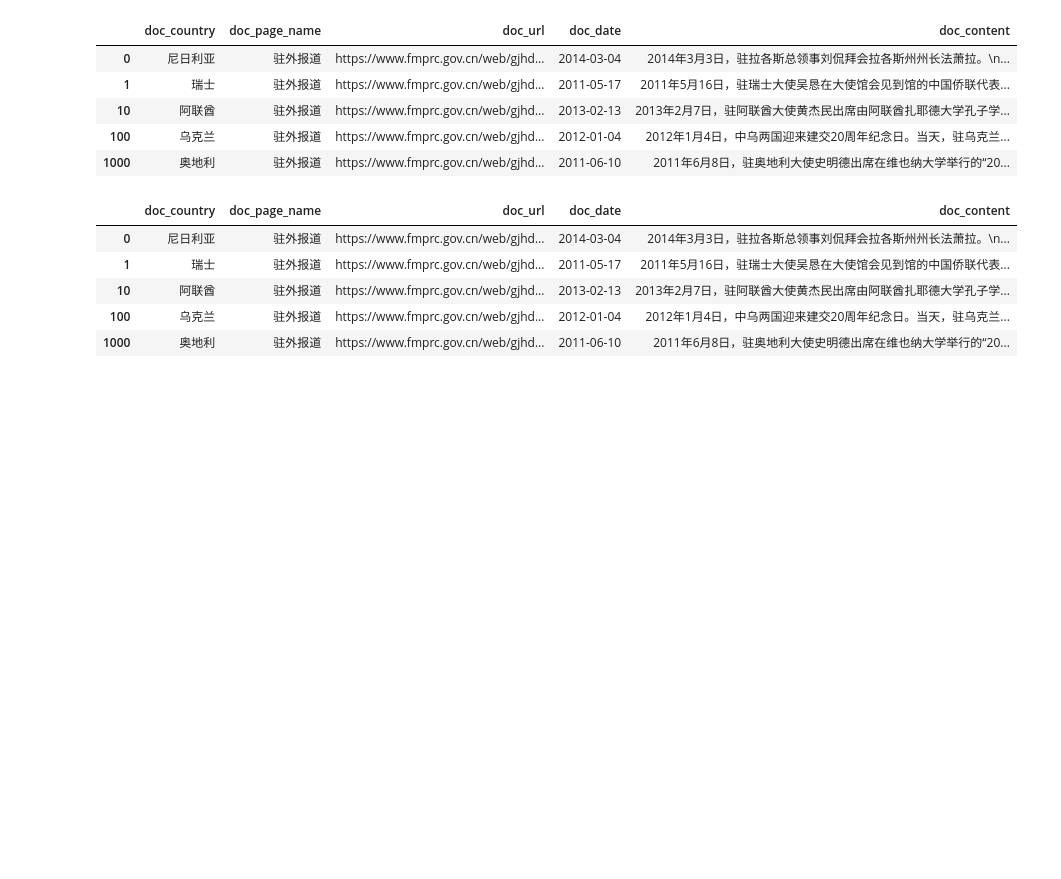
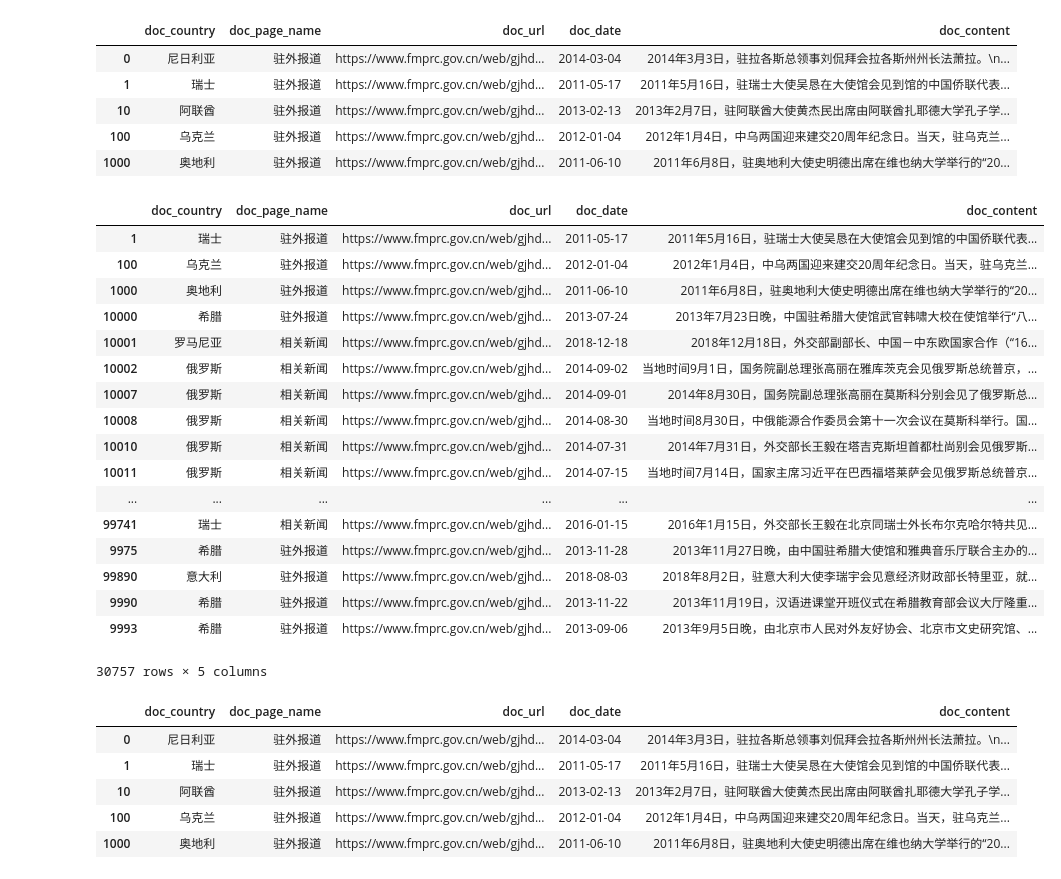
Before and after one commit to jjwalker3/chinaMFA, a Jupyter notebook: count garbage2.ipynb, the cells around one changed output. Saved outputs shown, nothing was run; the diff lists cells and outputs as text; code cells hidden in the pictures; blank space fills up the shorter version.

```diff
--- a/count garbage2.ipynb
+++ b/count garbage2.ipynb
@@ -68,5 +68,3 @@ data.head()
 | 10 | 阿联酋 | 驻外报道 | https://www.fmprc.gov.cn/web/gjhd... | 2013-02-13 | 2013年2月7日，驻阿联酋大使黄杰民出席由阿联酋扎耶德大学孔子学... |
 | 100 | 乌克兰 | 驻外报道 | https://www.fmprc.gov.cn/web/gjhd... | 2012-01-04 | 2012年1月4日，中乌两国迎来建交20周年纪念日。当天，驻乌克兰... |
 | 1000 | 奥地利 | 驻外报道 | https://www.fmprc.gov.cn/web/gjhd... | 2011-06-10 | 2011年6月8日，驻奥地利大使史明德出席在维也纳大学举行的“20... |
-# %%
-data['doc_date'] = data['doc_date'].dt.date.copy()
@@ -73,3 +121,24 @@ data['doc_date'] = data['doc_date'].dt.date.copy()
+# %%
+data.loc[data['doc_country'].isin(countries),:]
+# %% [output]
+|  | doc_country | doc_page_name | doc_url | doc_date | doc_content |
+| 1 | 瑞士 | 驻外报道 | https://www.fmprc.gov.cn/web/gjhd... | 2011-05-17 | 2011年5月16日，驻瑞士大使吴恳在大使馆会见到馆的中国侨联代表... |
+| 100 | 乌克兰 | 驻外报道 | https://www.fmprc.gov.cn/web/gjhd... | 2012-01-04 | 2012年1月4日，中乌两国迎来建交20周年纪念日。当天，驻乌克兰... |
+| 1000 | 奥地利 | 驻外报道 | https://www.fmprc.gov.cn/web/gjhd... | 2011-06-10 | 2011年6月8日，驻奥地利大使史明德出席在维也纳大学举行的“20... |
+| 10000 | 希腊 | 驻外报道 | https://www.fmprc.gov.cn/web/gjhd... | 2013-07-24 | 2013年7月23日晚，中国驻希腊大使馆武官韩啸大校在使馆举行“八... |
+| 10001 | 罗马尼亚 | 相关新闻 | https://www.fmprc.gov.cn/web/gjhd... | 2018-12-18 | 2018年12月18日，外交部副部长、中国－中东欧国家合作（“16... |
+| 10002 | 俄罗斯 | 相关新闻 | https://www.fmprc.gov.cn/web/gjhd... | 2014-09-02 | 当地时间9月1日，国务院副总理张高丽在雅库茨克会见俄罗斯总统普京，... |
+| 10007 | 俄罗斯 | 相关新闻 | https://www.fmprc.gov.cn/web/gjhd... | 2014-09-01 | 2014年8月30日，国务院副总理张高丽在莫斯科分别会见了俄罗斯总... |
+| 10008 | 俄罗斯 | 相关新闻 | https://www.fmprc.gov.cn/web/gjhd... | 2014-08-30 | 当地时间8月30日，中俄能源合作委员会第十一次会议在莫斯科举行。国... |
+| 10010 | 俄罗斯 | 相关新闻 | https://www.fmprc.gov.cn/web/gjhd... | 2014-07-31 | 2014年7月31日，外交部长王毅在塔吉克斯坦首都杜尚别会见俄罗斯... |
+| 10011 | 俄罗斯 | 相关新闻 | https://www.fmprc.gov.cn/web/gjhd... | 2014-07-15 | 当地时间7月14日，国家主席习近平在巴西福塔莱萨会见俄罗斯总统普京... |
+| ... | ... | ... | ... | ... | ... |
+| 99741 | 瑞士 | 相关新闻 | https://www.fmprc.gov.cn/web/gjhd... | 2016-01-15 | 2016年1月15日，外交部长王毅在北京同瑞士外长布尔克哈尔特共见... |
+| 9975 | 希腊 | 驻外报道 | https://www.fmprc.gov.cn/web/gjhd... | 2013-11-28 | 2013年11月27日晚，由中国驻希腊大使馆和雅典音乐厅联合主办的... |
+| 99890 | 意大利 | 驻外报道 | https://www.fmprc.gov.cn/web/gjhd... | 2018-08-03 | 2018年8月2日，驻意大利大使李瑞宇会见意经济财政部长特里亚，就... |
+| 9990 | 希腊 | 驻外报道 | https://www.fmprc.gov.cn/web/gjhd... | 2013-11-22 | 2013年11月19日，汉语进课堂开班仪式在希腊教育部会议大厅隆重... |
+| 9993 | 希腊 | 驻外报道 | https://www.fmprc.gov.cn/web/gjhd... | 2013-09-06 | 2013年9月5日晚，由北京市人民对外友好协会、北京市文史研究馆、... |
+30757 rows × 5 columns
 # %%
 data.head()
 # %% [output]
```
Also changed, not shown: parts of 18 cells of this notebook, 3 other files.
